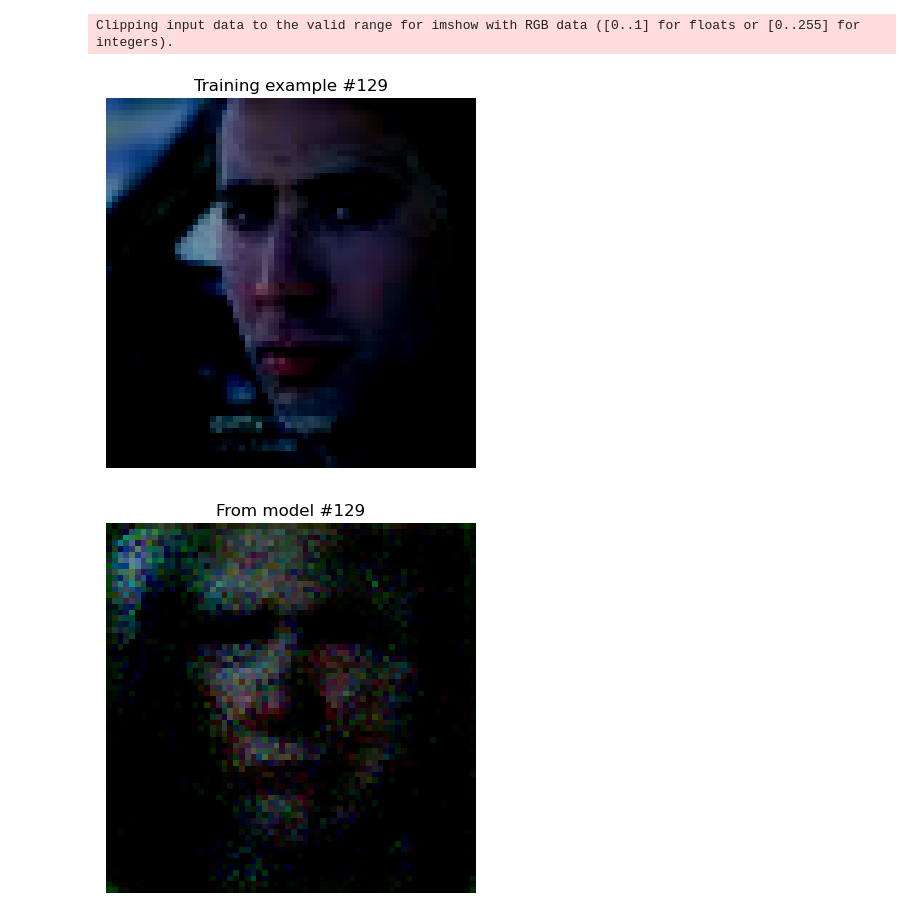
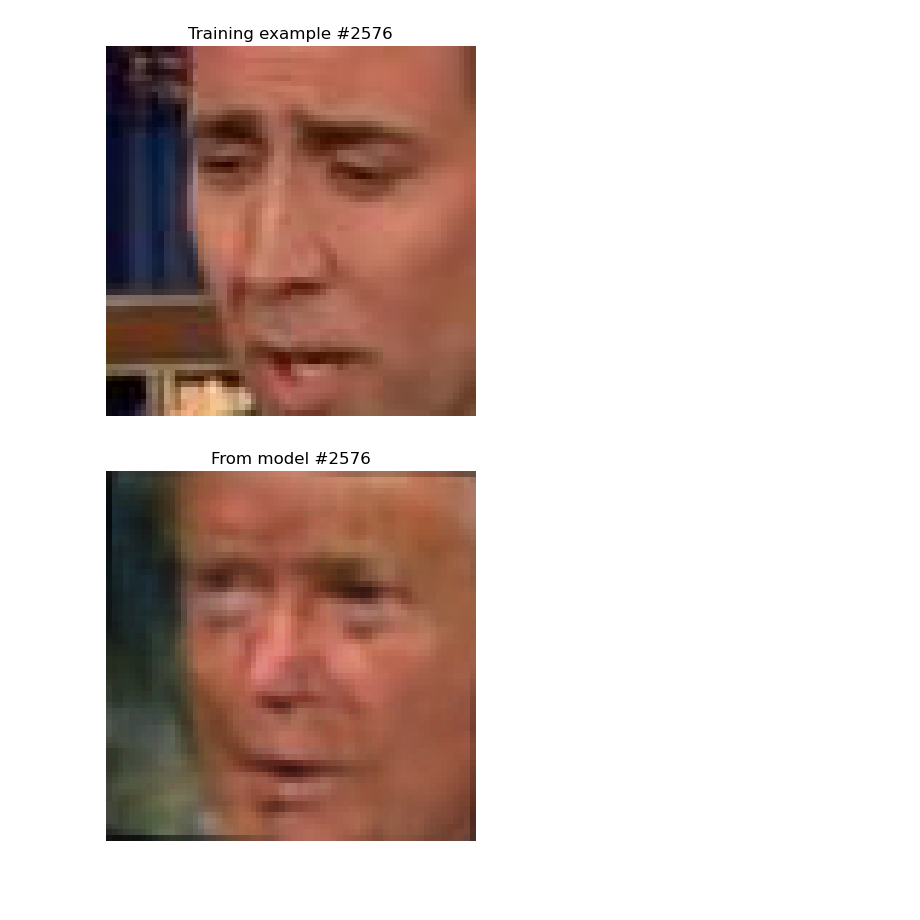
Before and after one commit to mans-andersson/SimpleFaceSwap, a Jupyter notebook: deep_learning_project.ipynb, the cells around one changed output. Saved outputs shown, nothing was run; the diff lists cells and outputs as text; code cells hidden in the pictures; blank space fills up the shorter version.

```diff
--- a/deep_learning_project.ipynb
+++ b/deep_learning_project.ipynb
@@ -46,10 +45,21 @@ X_train_trump /= 255
 X_train_cage_trump = np.append(X_train_cage, X_train_trump, axis=0)
 
 # Normalize to make training easier
-means = np.mean(X_train_cage_trump, axis=(0, 1, 2))
-print(means)
+# means = np.mean(X_train_trump, axis=(0, 1, 2))
+# print(mean)
 
-X_train_cage_trump -= means
-X_train_cage -= means
-X_train_trump -= means
+# X_train_cage_trump -= means
+# X_train_cage -= means
+# X_train_trump -= means
+
+X_train_cage = X_train_cage.astype(np.float32)
+X_train_trump = X_train_trump.astype(np.float32)
+X_train_cage_trump = X_train_cage.astype(np.float32)
+
+X_train_cage = torch.from_numpy(X_train_cage)
+X_train_trump = torch.from_numpy(X_train_trump)
+X_train_cage_trump = torch.from_numpy(X_train_cage_trump)
+
+X_train_cage = X_train_cage.to(device)
+X_train_trump = X_train_trump.to(device)
 # %% [output]
@@ -162,8 +218,9 @@ class AutoEncoder(nn.Module):
 # %%
-ae = AutoEncoder().to(device)
+ae = BasicAE().to(device)
+# ae = torch.load("100_new_dataset.pth")
+# ae.eval()
 for X in cage_dl:
-
-  res = ae(X,1)
-  break
+    res = ae(X,0)
+    break
 # %%
 learning_rate = 3e-5
@@ -226,23 +348,22 @@ Done!
 # %%
-# Test image rendition
+# Test cage to trump
 # Display random image of cage
-random_image = random.randint(0, len(X_train_cage))
+random_image = random.randint(0, len(X_train_cage) - 1)
 img = X_train_cage[random_image]
-#img += torch.from_numpy(means).to(device)
+# img += torch.from_numpy(means).to(device)
 img_tensor = img.unsqueeze(0)
 res = ae(img_tensor, 1)
 res = res[0]
 res = res.cpu().detach().numpy()
 plt.imshow(img.cpu())
 plt.title(f"Training example #{random_image}")
 plt.axis('off')
 plt.show()
 
 plt.imshow(res)
 plt.title(f"From model #{random_image}")
 plt.axis('off')
 plt.show()
 # %% [output]
-Clipping input data to the valid range for imshow with RGB data ([0..1] for floats or [0..255] for integers).
-[figure, old version]
+[figure, new version]
-[figure, old version]
+[figure, new version]
```
Also changed, not shown: parts of 22 cells of this notebook.
